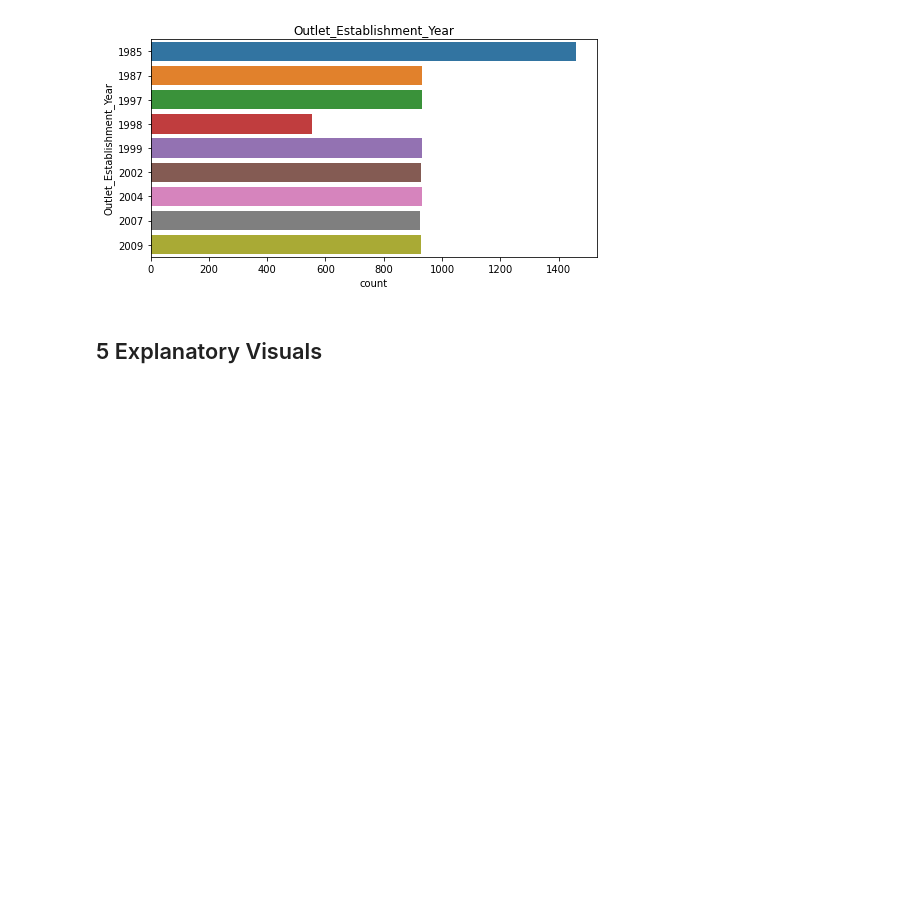
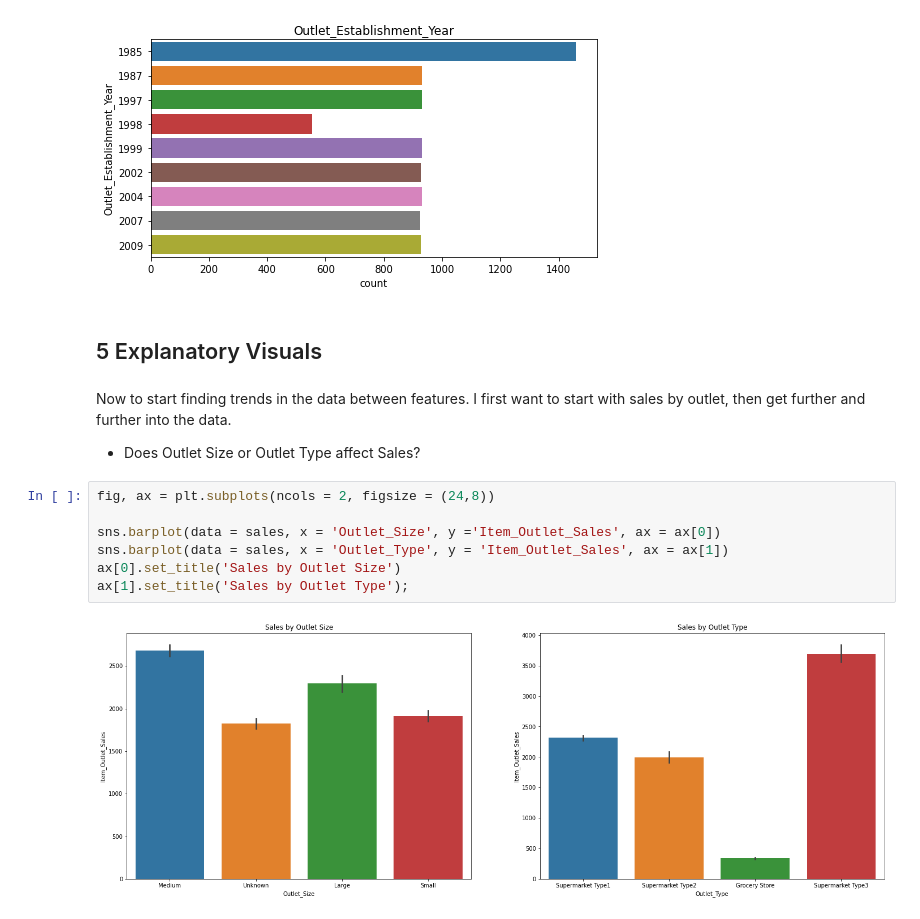
Before and after one commit to RaymondGarcia1107/CodingDojoProject1, a Jupyter notebook: Sales_Predictions.ipynb, the cells around one changed output. Drawn from its saved outputs; the diff is of its cells as text; blank space fills up the shorter version.

```diff
--- a/Sales_Predictions.ipynb
+++ b/Sales_Predictions.ipynb
@@ -555,3 +555,15 @@ ax2.set_title('Outlet_Establishment_Year');
 [figure]
 # %% [markdown]
 ## 5 Explanatory Visuals
+# %% [markdown]
+Now to start finding trends in the data between features. I first want to start with sales by outlet, then get further and further into the data.
+* Does Outlet Size or Outlet Type affect Sales?
+# %%
+fig, ax = plt.subplots(ncols = 2, figsize = (24,8))
+
+sns.barplot(data = sales, x = 'Outlet_Size', y ='Item_Outlet_Sales', ax = ax[0])
+sns.barplot(data = sales, x = 'Outlet_Type', y = 'Item_Outlet_Sales', ax = ax[1])
+ax[0].set_title('Sales by Outlet Size')
+ax[1].set_title('Sales by Outlet Type');
+# %% [output]
+[figure, added]
```
Also changed, not shown: parts of 19 cells of this notebook.
